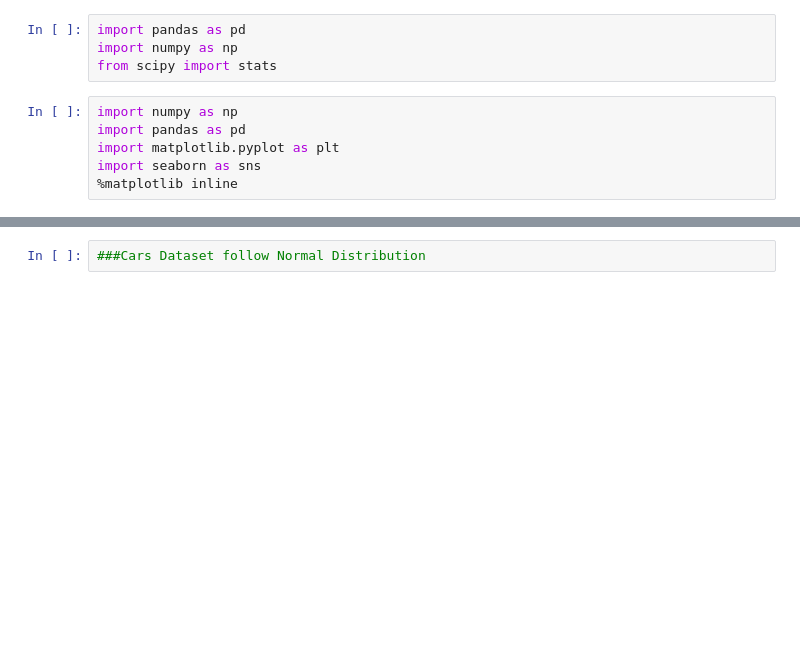
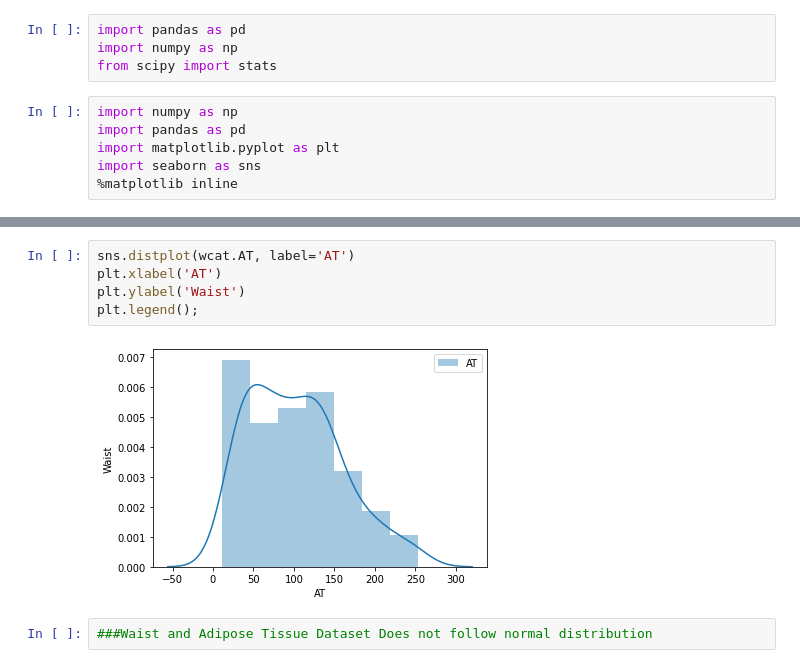
Before and after one commit to UmeshRajulu/Datascience_Phyton, a Jupyter notebook: Normal_Disribution.ipynb, the cells around one changed output, grey strips where cells are left out. Cells and saved outputs as stored; diff of their text form; blank space fills up the shorter version.

```diff
--- a/Normal_Disribution.ipynb
+++ b/Normal_Disribution.ipynb
@@ -47,2 +37,9 @@ cars.MPG.median()
-# %%
-###Cars Dataset follow Normal Distribution
+# %%
+sns.distplot(wcat.AT, label='AT')
+plt.xlabel('AT')
+plt.ylabel('Waist')
+plt.legend();
+# %% [output]
+[figure, added]
+# %%
+###Waist and Adipose Tissue Dataset Does not follow normal distribution
```
Also changed, not shown: parts of 4 cells of this notebook.
